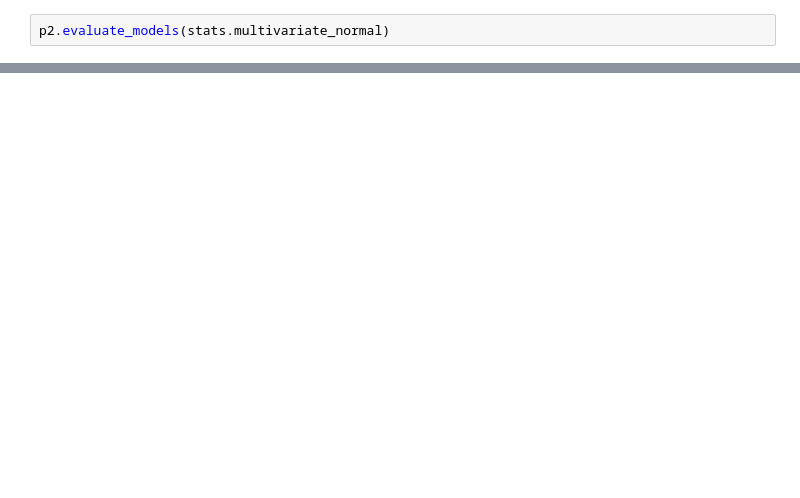
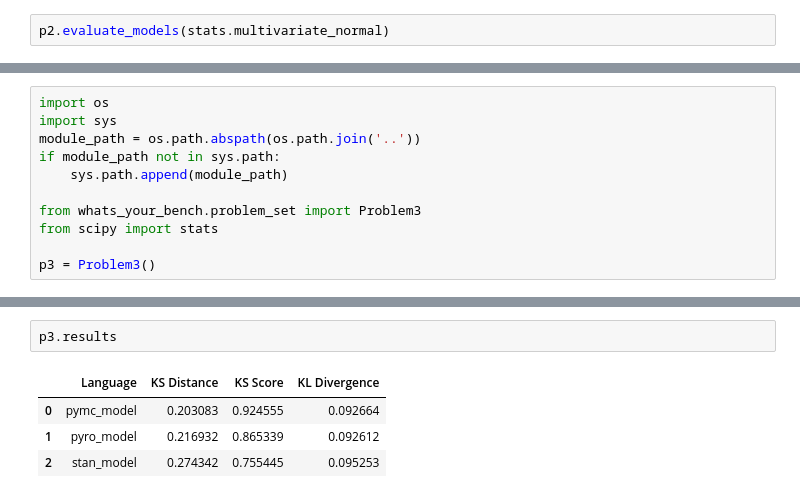
Before and after one commit to patrick-pagni/whats_your_bench, a Jupyter notebook: notebooks/scratch.ipynb, the cells around one changed output, grey strips where cells are left out. Saved outputs shown, nothing was run; the diff lists cells and outputs as text; blank space fills up the shorter version.

```diff
--- a/notebooks/scratch.ipynb
+++ b/notebooks/scratch.ipynb
@@ -868,0 +905,11 @@ p2.results
+# %%
+import os
+import sys
+module_path = os.path.abspath(os.path.join('..'))
+if module_path not in sys.path:
+    sys.path.append(module_path)
+
+from whats_your_bench.problem_set import Problem3
+from scipy import stats
+
+p3 = Problem3()
@@ -868,0 +944,7 @@ p2.results
+# %%
+p3.results
+# %% [output]
+|  | Language | KS Distance | KS Score | KL Divergence |
+| 0 | pymc_model | 0.203083 | 0.924555 | 0.092664 |
+| 1 | pyro_model | 0.216932 | 0.865339 | 0.092612 |
+| 2 | stan_model | 0.274342 | 0.755445 | 0.095253 |
```
Also changed, not shown: parts of 21 cells of this notebook.
